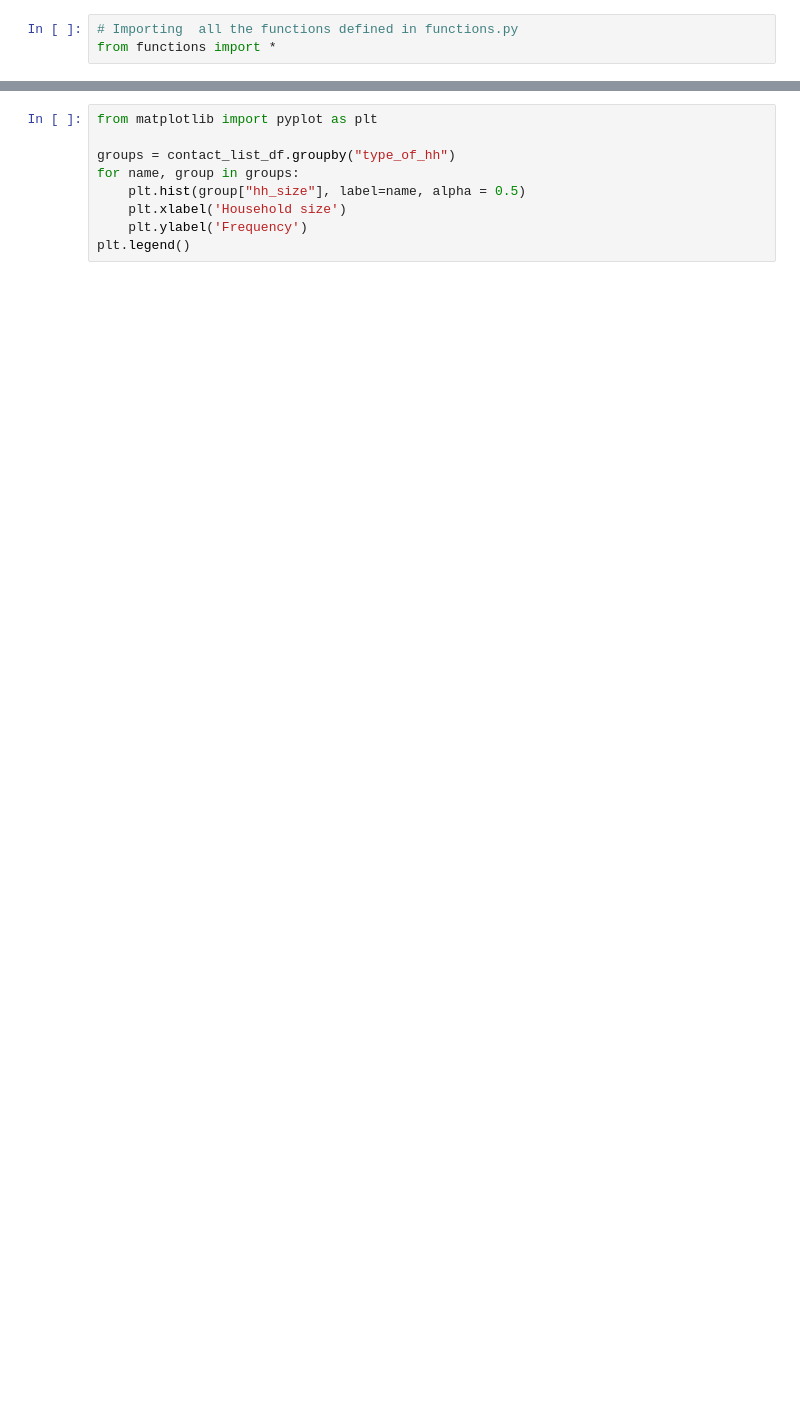
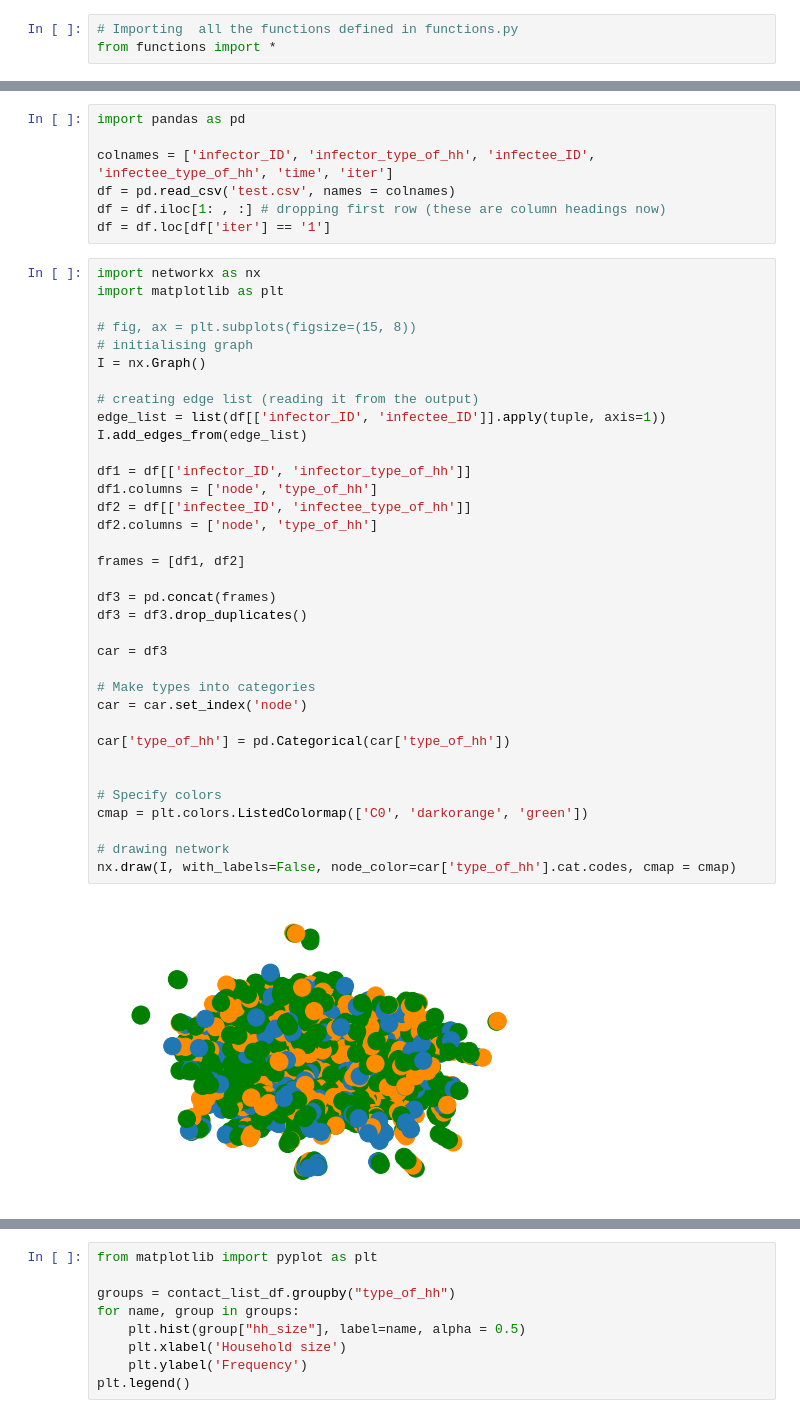
Before and after one commit to sumalibajaj/IBM_discretetimestep, a Jupyter notebook: modelrunning.ipynb, the cells around one changed output, grey strips where cells are left out. Saved outputs shown, nothing was run; the diff lists cells and outputs as text; blank space fills up the shorter version.

```diff
--- a/modelrunning.ipynb
+++ b/modelrunning.ipynb
@@ -92,3 +84,47 @@ inds
+# %%
+import pandas as pd
+
+colnames = ['infector_ID', 'infector_type_of_hh', 'infectee_ID', 'infectee_type_of_hh', 'time', 'iter']
+df = pd.read_csv('test.csv', names = colnames)
+df = df.iloc[1: , :] # dropping first row (these are column headings now)
+df = df.loc[df['iter'] == '1']
+# %%
+import networkx as nx
+import matplotlib as plt
+
+# fig, ax = plt.subplots(figsize=(15, 8))
+# initialising graph
+I = nx.Graph()
+
+# creating edge list (reading it from the output)
+edge_list = list(df[['infector_ID', 'infectee_ID']].apply(tuple, axis=1))
+I.add_edges_from(edge_list)
+
+df1 = df[['infector_ID', 'infector_type_of_hh']]
+df1.columns = ['node', 'type_of_hh']
+df2 = df[['infectee_ID', 'infectee_type_of_hh']]
+df2.columns = ['node', 'type_of_hh']
+
+frames = [df1, df2]
+
+df3 = pd.concat(frames)
+df3 = df3.drop_duplicates()
+
+car = df3
+
+# Make types into categories
+car = car.set_index('node')
+
+car['type_of_hh'] = pd.Categorical(car['type_of_hh'])
+
+
+# Specify colors
+cmap = plt.colors.ListedColormap(['C0', 'darkorange', 'green'])
+
+# drawing network
+nx.draw(I, with_labels=False, node_color=car['type_of_hh'].cat.codes, cmap = cmap)
+# %% [output]
+[figure, added]
 # %%
 # printing output of contacts
 list_ind = []
```
Also changed, not shown: parts of 16 cells of this notebook, 3 other files.
